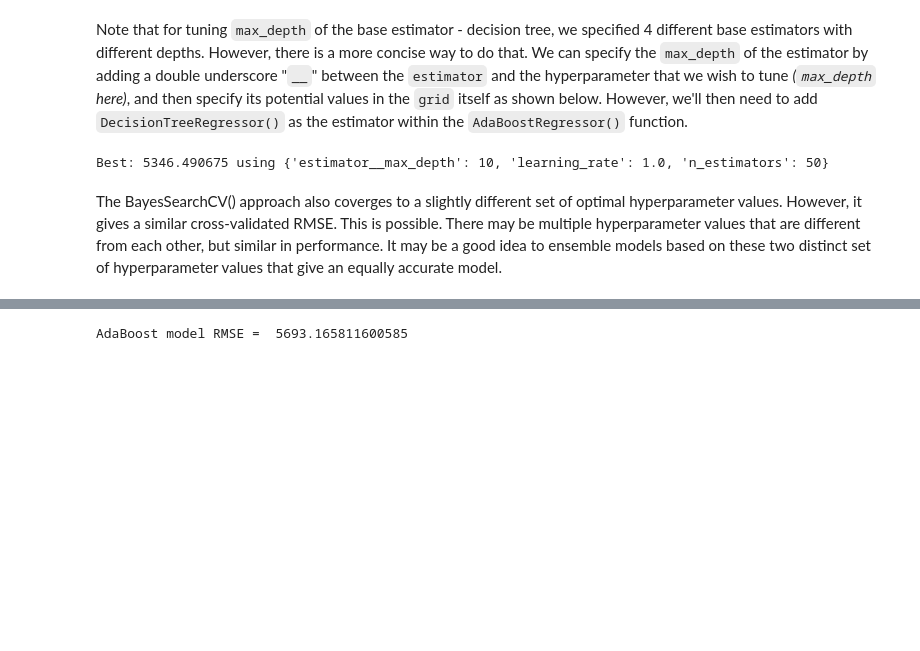
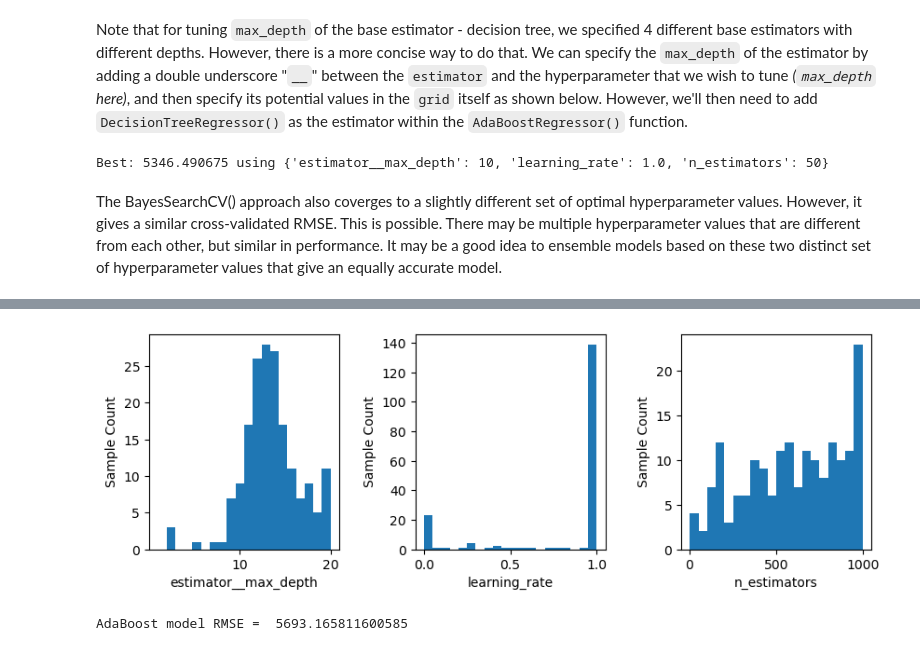
Before and after one commit to Lizhen0909/STAT303-3-class-notes, a Jupyter notebook: Lec7_AdaBoost.ipynb, the cells around one changed output, grey strips where cells are left out. Drawn from its saved outputs; the diff is of its cells as text; code cells hidden in the pictures; blank space fills up the shorter version.

```diff
--- a/Lec7_AdaBoost.ipynb
+++ b/Lec7_AdaBoost.ipynb
@@ -316,3 +322,12 @@ BayesSearchCV(cv=KFold(n_splits=5, random_state=1, shuffle=True),
+# %%
+fig, ax = plt.subplots(1, 3, figsize = (10, 3))
+plt.subplots_adjust(wspace=0.4)
+plot_histogram(gcv.optimizer_results_[0], 0, ax = ax[0])
+plot_histogram(gcv.optimizer_results_[0], 1, ax = ax[1])
+plot_histogram(gcv.optimizer_results_[0], 2, ax = ax[2])
+plt.show()
+# %% [output]
+[figure, added]
 # %%
 #Model based on the optimal hyperparameters
 model = AdaBoostRegressor(estimator=DecisionTreeRegressor(max_depth=10),n_estimators=50,learning_rate=1.0,
```
Also changed, not shown: parts of 5 cells of this notebook.
